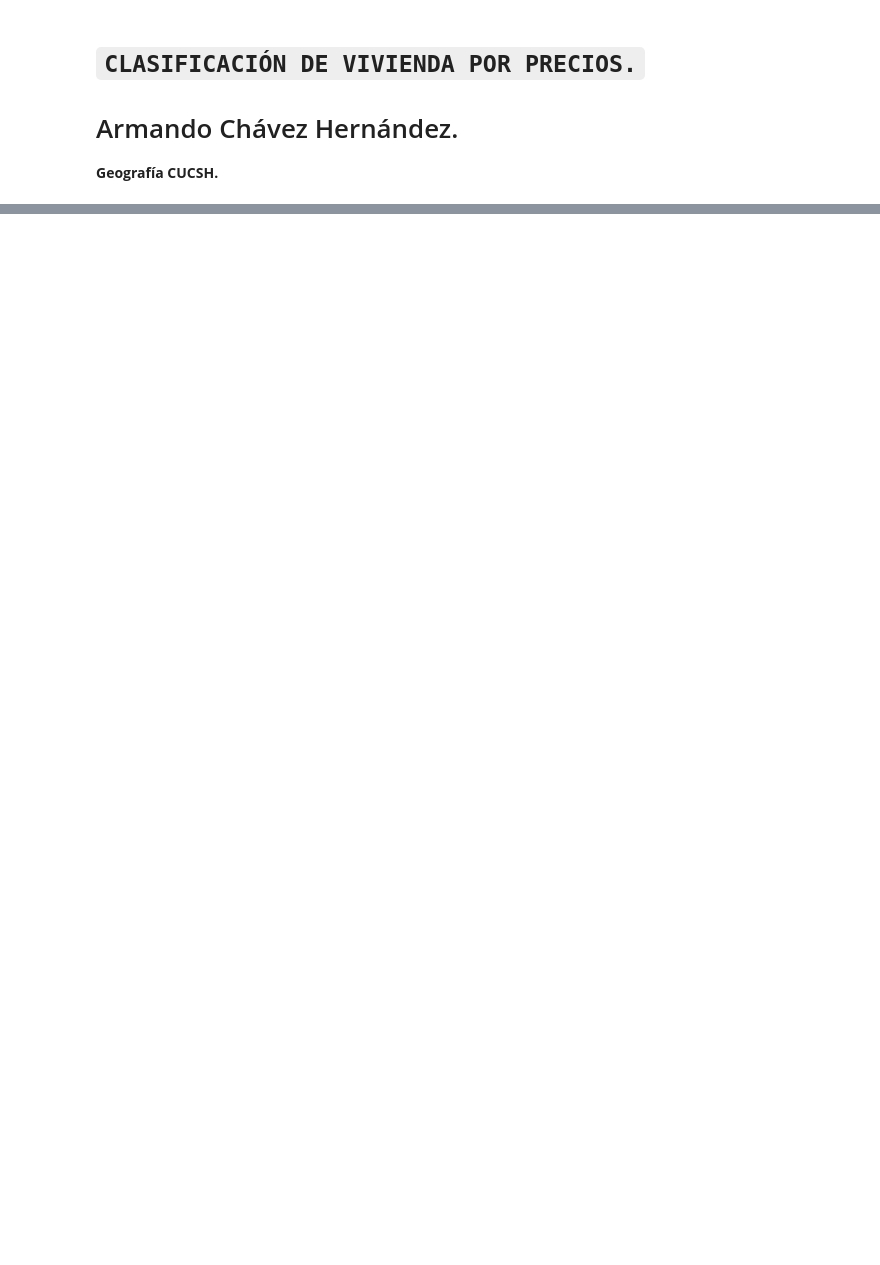
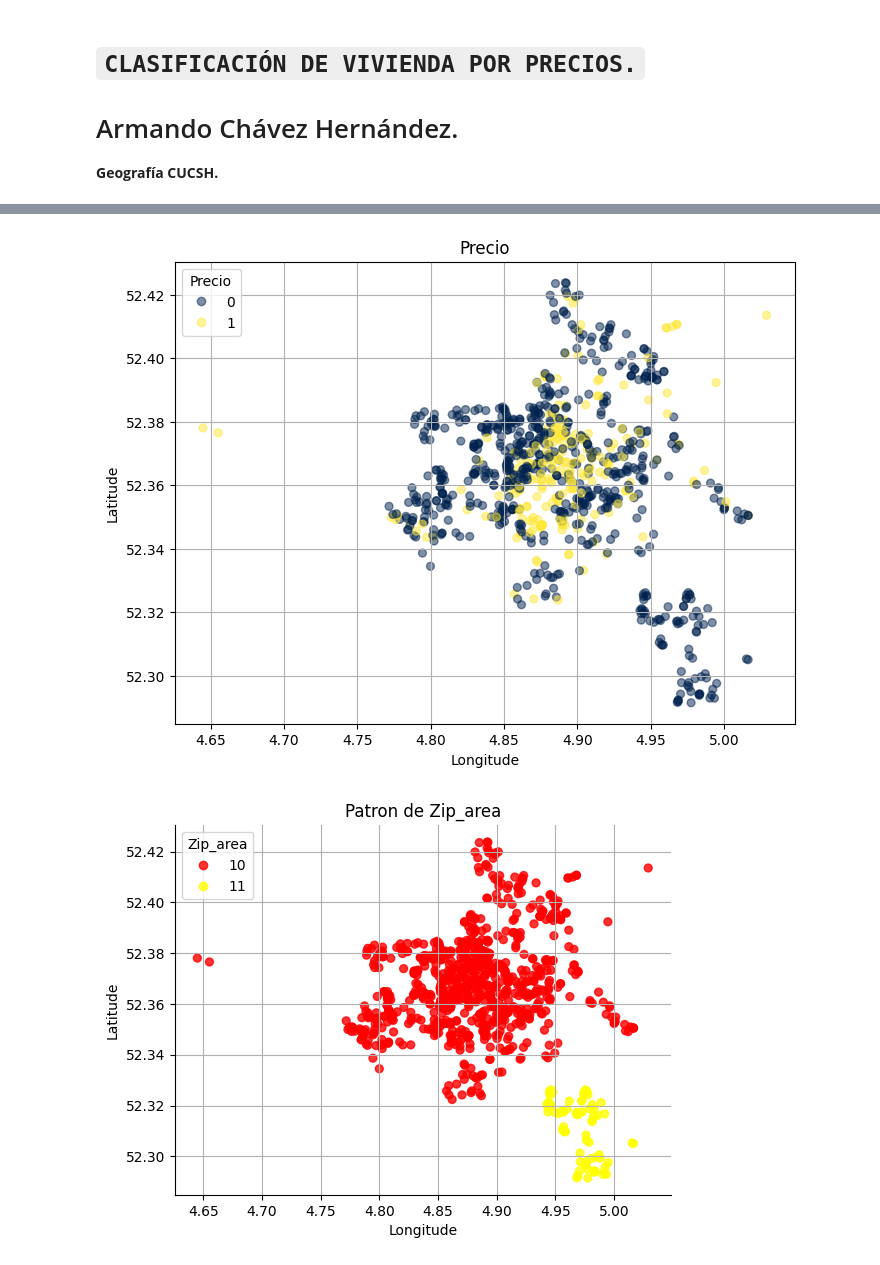
Before and after one commit to armandochernandez-ai/Curso-python-slava, a Jupyter notebook: Unidad_3/Viviendas.ipynb, the cells around one changed output, grey strips where cells are left out. Saved outputs shown, nothing was run; the diff lists cells and outputs as text; code cells hidden in the pictures; blank space fills up the shorter version.

```diff
--- a/Unidad_3/Viviendas.ipynb
+++ b/Unidad_3/Viviendas.ipynb
@@ -43,31 +73,35 @@ display(datos_vivienda[['Area','Room','Lon','Lat']].describe())
 # %%
 #VISUALIZACIONES DE DATOS
 
-from matplotlib import pyplot as plt
-
-levels_p, categories_p = pd.factorize(datos_vivienda['Price'])
+nivel_p, categoria_p = pd.factorize(datos_vivienda['Price'])
 plt.figure(figsize=(8, 6))
 scatter_p = plt.scatter(x='Lon', y='Lat', data=datos_vivienda,
-                      c=levels_p, s=32, alpha=.5)
+                      c=nivel_p, s=32, alpha=.5, cmap='cividis')
 plt.title('Precio')
 plt.xlabel('Longitude')
 plt.ylabel('Latitude')
 plt.grid(True)
-plt.legend(scatter_p.legend_elements()[0], categories_p, title='Precio')
+plt.legend(scatter_p.legend_elements()[0], categoria_p, title='Precio')
 plt.show()
 
-levels_a, categories_a = pd.factorize(datos_vivienda['Zip_area'])
+nivel_a, categoria_a = pd.factorize(datos_vivienda['Zip_area'])
 scatter_a = plt.scatter(x='Lon', y='Lat', data=datos_vivienda,
-                      c=levels_a, s=32, alpha=.8)
-plt.legend(scatter_a.legend_elements()[0], categories_a, title='Zip_area')
+                      c=nivel_a, s=32, alpha=.8, cmap='autumn')
+plt.xlabel('Longitude')
+plt.ylabel('Latitude')
+plt.grid(True)
+plt.legend(scatter_a.legend_elements()[0], categoria_a, title='Zip_area')
 plt.gca().spines[['top', 'right',]].set_visible(False)
 plt.title('Patron de Zip_area')
 plt.show()
 
 datos_vivienda['Area'].plot(kind='hist', bins=20, title='Area')
 plt.gca().spines[['top', 'right',]].set_visible(False)
 plt.show()
 
 datos_vivienda['Room'].plot(kind='hist', bins=20, title='Room')
 plt.gca().spines[['top', 'right',]].set_visible(False)
 plt.show()
+# %% [output]
+[figure, added]
+[figure, added]
```
Also changed, not shown: parts of 6 cells of this notebook.
